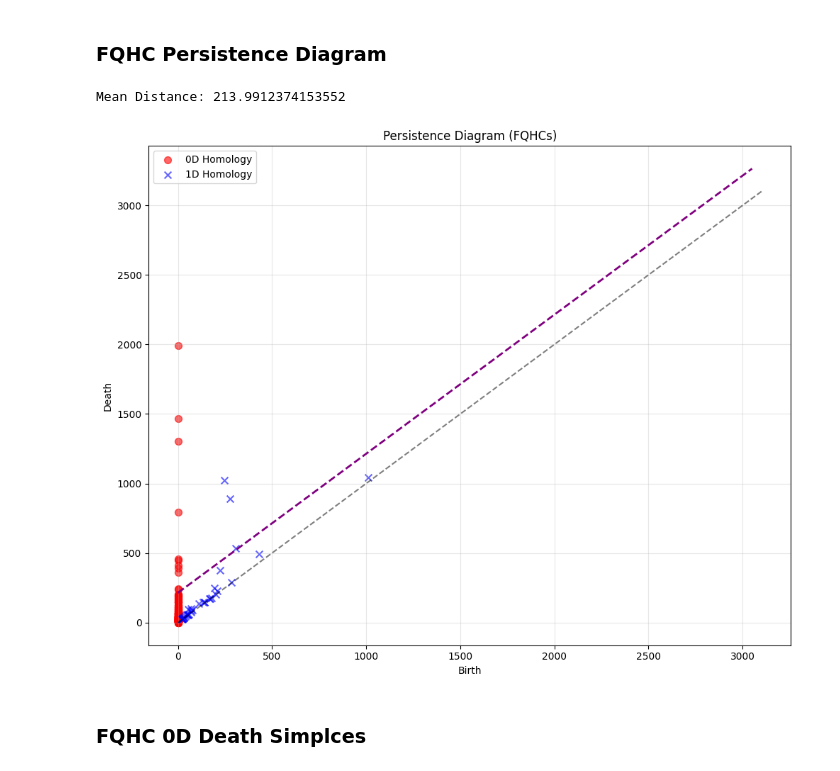
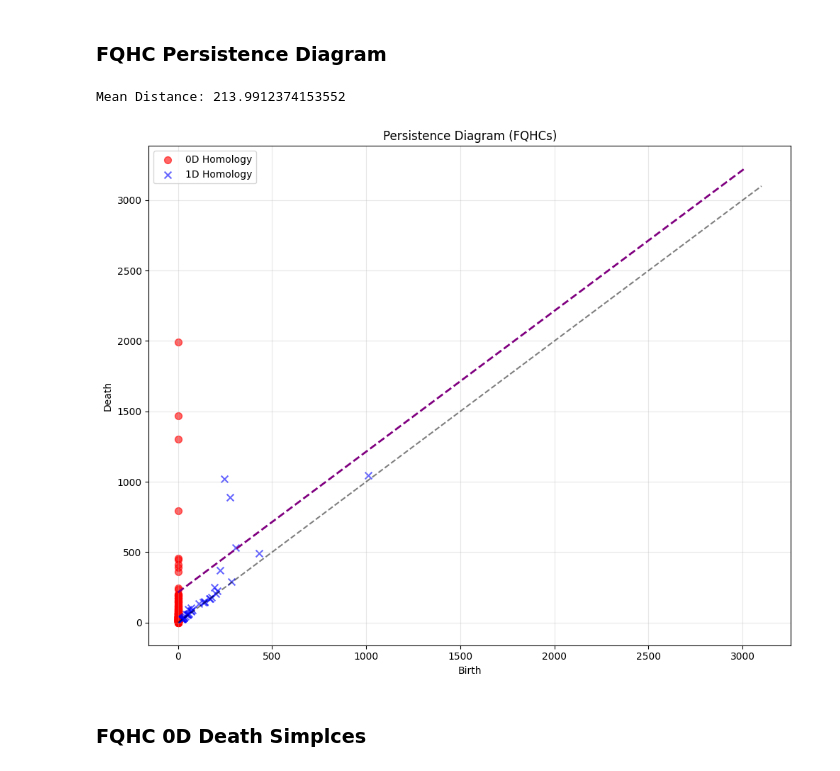
Before and after one commit to deniseg20/MSRIUP_TDA_Healthcare_Accessibility, a Jupyter notebook: persistent_homology/pd_computations/ph_computations_unweighted.ipynb, the cells around one changed output. Cells and saved outputs as stored; diff of their text form; code cells hidden in the pictures.

```diff
--- a/persistent_homology/pd_computations/ph_computations_unweighted.ipynb
+++ b/persistent_homology/pd_computations/ph_computations_unweighted.ipynb
@@ -645,24 +645,24 @@ thresh = 120
 # %%
 # 1. Plot persistence diagram
 plot_persistence_diagram_fixed(ph_fqhc)
 mean_distance_fqhc = calculate_mean_distance(distance_matrix_fqhc)
 print(f'Mean Distance: {mean_distance_fqhc}')
 
 # Get the plot limits to draw the parallel line
 xlim = plt.xlim()
 ylim = plt.ylim()
 min_val = 0
-max_val = 3050
+max_val = 3010
 # Draw line parallel to diagonal: death = birth + mean_distance
 x_vals = [min_val, max_val]
 y_vals = [min_val + mean_distance_fqhc, max_val + mean_distance_fqhc]
 plt.plot(x_vals, y_vals, color='purple', linestyle='--', linewidth=2, label=f'Mean Distance = {mean_distance_fqhc:.2f}')
 plt.title(f"Persistence Diagram (FQHCs)")
 plt.tight_layout()
 plt.show()
 # %% [output]
 Mean Distance: 213.9912374153552
-[figure, old version]
+[figure, new version]
 # %% [markdown]
 ### FQHC 0D Death Simplces
 # %%
```
Also changed, not shown: parts of 6 cells of this notebook, 6 other files.
